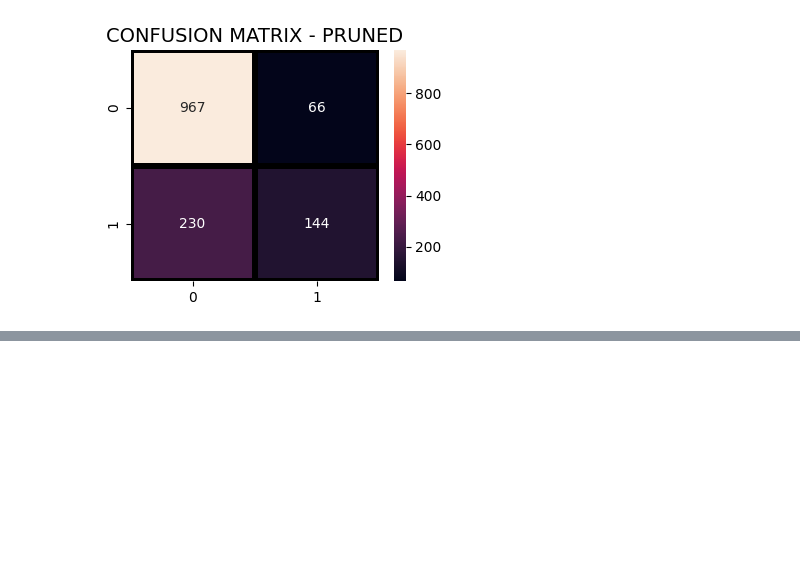
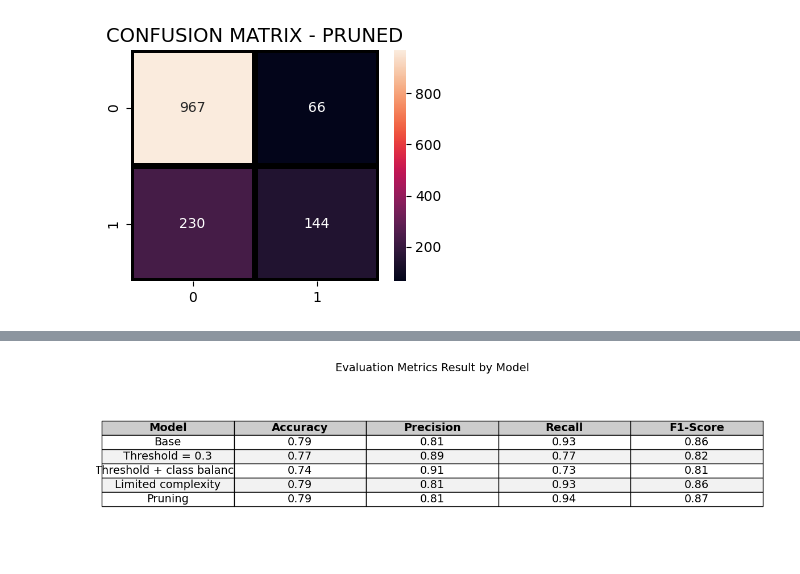
Before and after one commit to ngocmai141106/AI66B_group_9, a Jupyter notebook: code/upgrade_tree.ipynb, the cells around one changed output, grey strips where cells are left out. Saved outputs shown, nothing was run; the diff lists cells and outputs as text; code cells hidden in the pictures; blank space fills up the shorter version.

```diff
--- a/code/upgrade_tree.ipynb
+++ b/code/upgrade_tree.ipynb
@@ -345,0 +226,40 @@ Decision Tree (threshold=0.3 + class weight)      0.62             0.41
+# %%
+data = {
+    "Model": [
+        "Base",
+        "Threshold = 0.3",
+        "Threshold + class balance",
+        "Limited complexity",
+        "Pruning"
+    ],
+    "Accuracy": [0.79, 0.77, 0.74, 0.79, 0.79],
+    "Precision": [0.81, 0.89, 0.91, 0.81, 0.81],
+    "Recall": [0.93, 0.77, 0.73, 0.93, 0.94],
+    "F1-Score": [0.86, 0.82, 0.81, 0.86, 0.87]
+}
+
+df = pd.DataFrame(data)
+
+fig, ax = plt.subplots(figsize=(10, 4))
+ax.axis('off')
+table = ax.table(
+    cellText=df.values,
+    colLabels=df.columns,
+    cellLoc='center',
+    loc='center'
+)
+table.auto_set_font_size(False)
+table.set_fontsize(14)
+table.scale(1.5, 1.5)
+
+for (row, col), cell in table.get_celld().items():
+    if row == 0:  # header
+        cell.set_facecolor("#cccccc")
+        cell.set_text_props(weight='bold', color='black')
+    else:
+        cell.set_facecolor("#f2f2f2" if row % 2 == 0 else "#ffffff")
+
+plt.title("Evaluation Metrics Result by Model", fontsize=14)
+plt.show()
+# %% [output]
+[figure, added]
```
Also changed, not shown: parts of 14 cells of this notebook, 1 other file.
